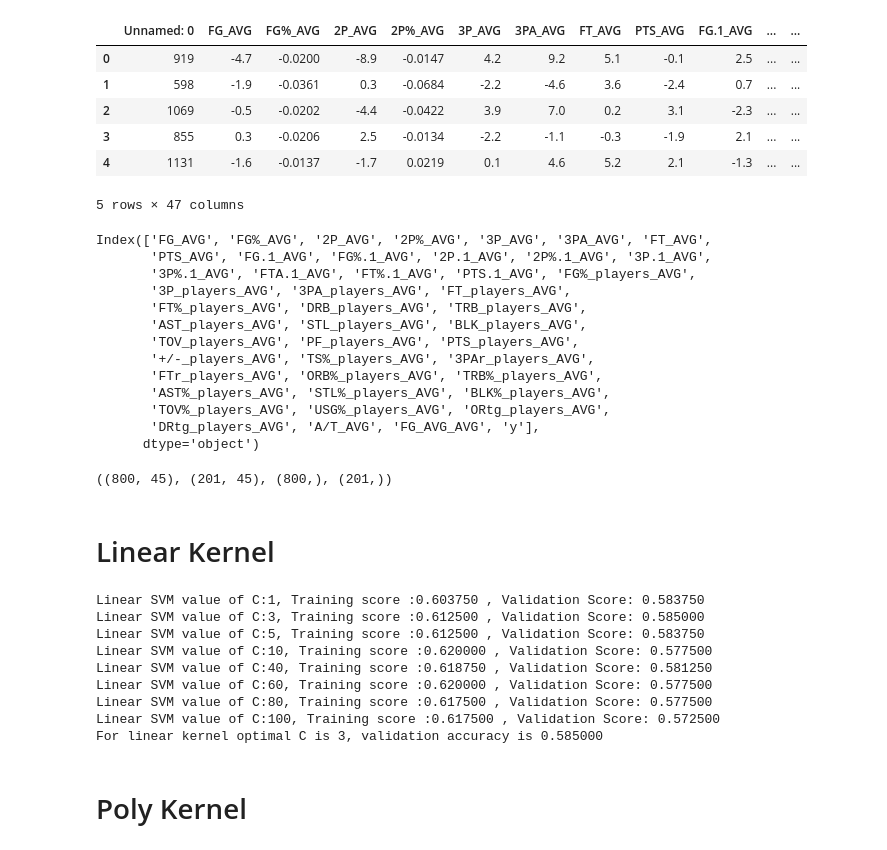
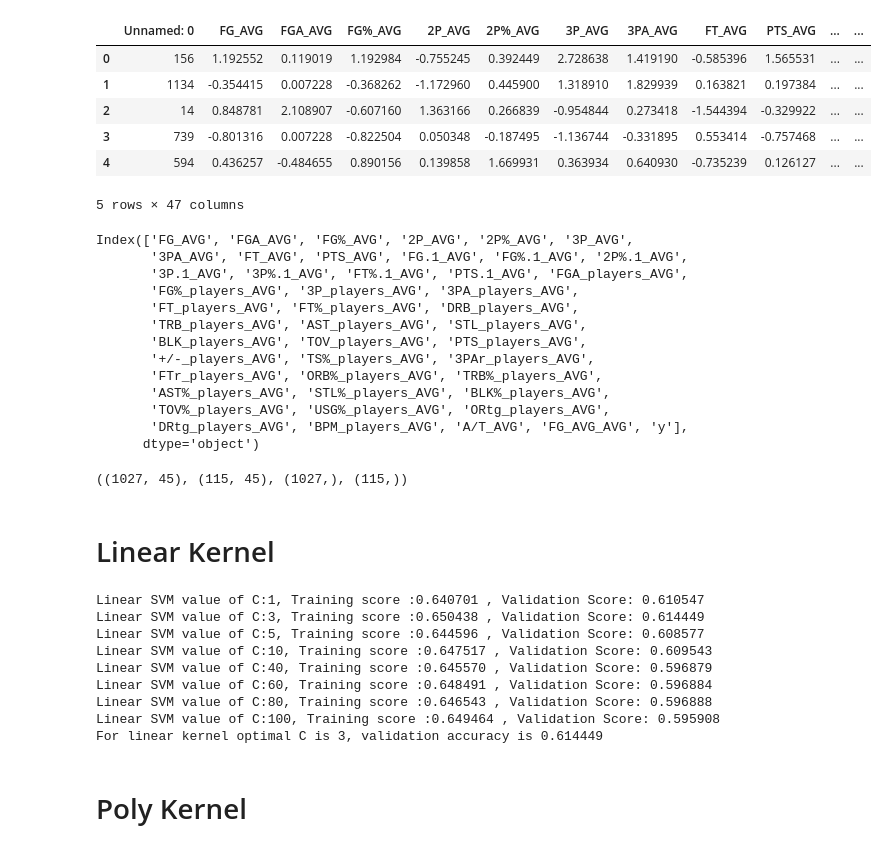
Before and after one commit to BobbyZhouZijian/CS3244-project, a Jupyter notebook: models/SVM.ipynb, the cells around one changed output. Saved outputs shown, nothing was run; the diff lists cells and outputs as text; code cells hidden in the pictures.

```diff
--- a/models/SVM.ipynb
+++ b/models/SVM.ipynb
@@ -7,17 +7,17 @@ from sklearn.model_selection import train_test_split, GridSearchCV, StratifiedKF
 from sklearn.preprocessing import Normalizer, MinMaxScaler, StandardScaler
 from sklearn.metrics import accuracy_score, precision_score
 # %%
-train = pd.read_csv("../data_feature_selection/df_train.csv")
-test = pd.read_csv("../data_feature_selection/df_test.csv")
+train = pd.read_csv("../data_feature_selection/without winning rate/standardized/df_train_standarized_45_columns.csv")
+test = pd.read_csv("../data_feature_selection/without winning rate/standardized/df_test_standarized_45_columns.csv")
 
 train.head()
 # %% [output]
-|  | Unnamed: 0 | FG_AVG | FG%_AVG | 2P_AVG | 2P%_AVG | 3P_AVG | 3PA_AVG | FT_AVG | PTS_AVG | FG.1_AVG | ... | ... |
-| 0 | 919 | -4.7 | -0.0200 | -8.9 | -0.0147 | 4.2 | 9.2 | 5.1 | -0.1 | 2.5 | ... | ... |
-| 1 | 598 | -1.9 | -0.0361 | 0.3 | -0.0684 | -2.2 | -4.6 | 3.6 | -2.4 | 0.7 | ... | ... |
-| 2 | 1069 | -0.5 | -0.0202 | -4.4 | -0.0422 | 3.9 | 7.0 | 0.2 | 3.1 | -2.3 | ... | ... |
-| 3 | 855 | 0.3 | -0.0206 | 2.5 | -0.0134 | -2.2 | -1.1 | -0.3 | -1.9 | 2.1 | ... | ... |
-| 4 | 1131 | -1.6 | -0.0137 | -1.7 | 0.0219 | 0.1 | 4.6 | 5.2 | 2.1 | -1.3 | ... | ... |
+|  | Unnamed: 0 | FG_AVG | FGA_AVG | FG%_AVG | 2P_AVG | 2P%_AVG | 3P_AVG | 3PA_AVG | FT_AVG | PTS_AVG | ... | ... |
+| 0 | 156 | 1.192552 | 0.119019 | 1.192984 | -0.755245 | 0.392449 | 2.728638 | 1.419190 | -0.585396 | 1.565531 | ... | ... |
+| 1 | 1134 | -0.354415 | 0.007228 | -0.368262 | -1.172960 | 0.445900 | 1.318910 | 1.829939 | 0.163821 | 0.197384 | ... | ... |
+| 2 | 14 | 0.848781 | 2.108907 | -0.607160 | 1.363166 | 0.266839 | -0.954844 | 0.273418 | -1.544394 | -0.329922 | ... | ... |
+| 3 | 739 | -0.801316 | 0.007228 | -0.822504 | 0.050348 | -0.187495 | -1.136744 | -0.331895 | 0.553414 | -0.757468 | ... | ... |
+| 4 | 594 | 0.436257 | -0.484655 | 0.890156 | 0.139858 | 1.669931 | 0.363934 | 0.640930 | -0.735239 | 0.126127 | ... | ... |
 5 rows × 47 columns
 # %%
 train = train.drop(columns = ["Unnamed: 0"])
@@ -29,23 +29,22 @@ X_train = train.iloc[::, :-1].values
 y_train = train.iloc[::, -1].values
 X_test = test.iloc[::, :-1].values
 y_test = test.iloc[::, -1].values
-
 X_train.shape, X_test.shape, y_train.shape, y_test.shape
 # %% [output]
-Index(['FG_AVG', 'FG%_AVG', '2P_AVG', '2P%_AVG', '3P_AVG', '3PA_AVG', 'FT_AVG',
-       'PTS_AVG', 'FG.1_AVG', 'FG%.1_AVG', '2P.1_AVG', '2P%.1_AVG', '3P.1_AVG',
-       '3P%.1_AVG', 'FTA.1_AVG', 'FT%.1_AVG', 'PTS.1_AVG', 'FG%_players_AVG',
-       '3P_players_AVG', '3PA_players_AVG', 'FT_players_AVG',
-       'FT%_players_AVG', 'DRB_players_AVG', 'TRB_players_AVG',
-       'AST_players_AVG', 'STL_players_AVG', 'BLK_players_AVG',
-       'TOV_players_AVG', 'PF_players_AVG', 'PTS_players_AVG',
+Index(['FG_AVG', 'FGA_AVG', 'FG%_AVG', '2P_AVG', '2P%_AVG', '3P_AVG',
+       '3PA_AVG', 'FT_AVG', 'PTS_AVG', 'FG.1_AVG', 'FG%.1_AVG', '2P%.1_AVG',
+       '3P.1_AVG', '3P%.1_AVG', 'FT%.1_AVG', 'PTS.1_AVG', 'FGA_players_AVG',
+       'FG%_players_AVG', '3P_players_AVG', '3PA_players_AVG',
+       'FT_players_AVG', 'FT%_players_AVG', 'DRB_players_AVG',
+       'TRB_players_AVG', 'AST_players_AVG', 'STL_players_AVG',
+       'BLK_players_AVG', 'TOV_players_AVG', 'PTS_players_AVG',
        '+/-_players_AVG', 'TS%_players_AVG', '3PAr_players_AVG',
        'FTr_players_AVG', 'ORB%_players_AVG', 'TRB%_players_AVG',
        'AST%_players_AVG', 'STL%_players_AVG', 'BLK%_players_AVG',
        'TOV%_players_AVG', 'USG%_players_AVG', 'ORtg_players_AVG',
-       'DRtg_players_AVG', 'A/T_AVG', 'FG_AVG_AVG', 'y'],
+       'DRtg_players_AVG', 'BPM_players_AVG', 'A/T_AVG', 'FG_AVG_AVG', 'y'],
       dtype='object')
-((800, 45), (201, 45), (800,), (201,))
+((1027, 45), (115, 45), (1027,), (115,))
 # %%
 normalizer = Normalizer().fit(X_train)
 X_train = normalizer.transform(X_train)
@@ -67,15 +66,15 @@ for this_C in [1,3,5,10,40,60,80,100]:
 
 print("For linear kernel optimal C is {}, validation accuracy is {:2f}".format(optimalC, valMax))
 # %% [output]
-Linear SVM value of C:1, Training score :0.603750 , Validation Score: 0.583750
-Linear SVM value of C:3, Training score :0.612500 , Validation Score: 0.585000
-Linear SVM value of C:5, Training score :0.612500 , Validation Score: 0.583750
-Linear SVM value of C:10, Training score :0.620000 , Validation Score: 0.577500
-Linear SVM value of C:40, Training score :0.618750 , Validation Score: 0.581250
-Linear SVM value of C:60, Training score :0.620000 , Validation Score: 0.577500
-Linear SVM value of C:80, Training score :0.617500 , Validation Score: 0.577500
-Linear SVM value of C:100, Training score :0.617500 , Validation Score: 0.572500
-For linear kernel optimal C is 3, validation accuracy is 0.585000
+Linear SVM value of C:1, Training score :0.640701 , Validation Score: 0.610547
+Linear SVM value of C:3, Training score :0.650438 , Validation Score: 0.614449
+Linear SVM value of C:5, Training score :0.644596 , Validation Score: 0.608577
+Linear SVM value of C:10, Training score :0.647517 , Validation Score: 0.609543
+Linear SVM value of C:40, Training score :0.645570 , Validation Score: 0.596879
+Linear SVM value of C:60, Training score :0.648491 , Validation Score: 0.596884
+Linear SVM value of C:80, Training score :0.646543 , Validation Score: 0.596888
+Linear SVM value of C:100, Training score :0.649464 , Validation Score: 0.595908
+For linear kernel optimal C is 3, validation accuracy is 0.614449
 # %% [markdown]
 # Poly Kernel
 # %%
```
Also changed, not shown: parts of 5 cells of this notebook, 2 other files.
